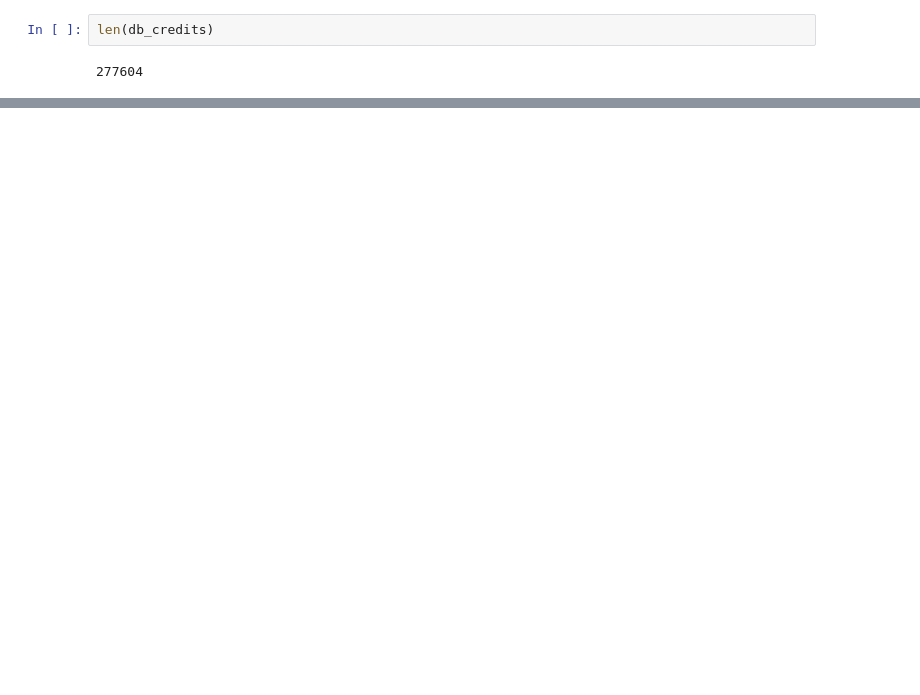
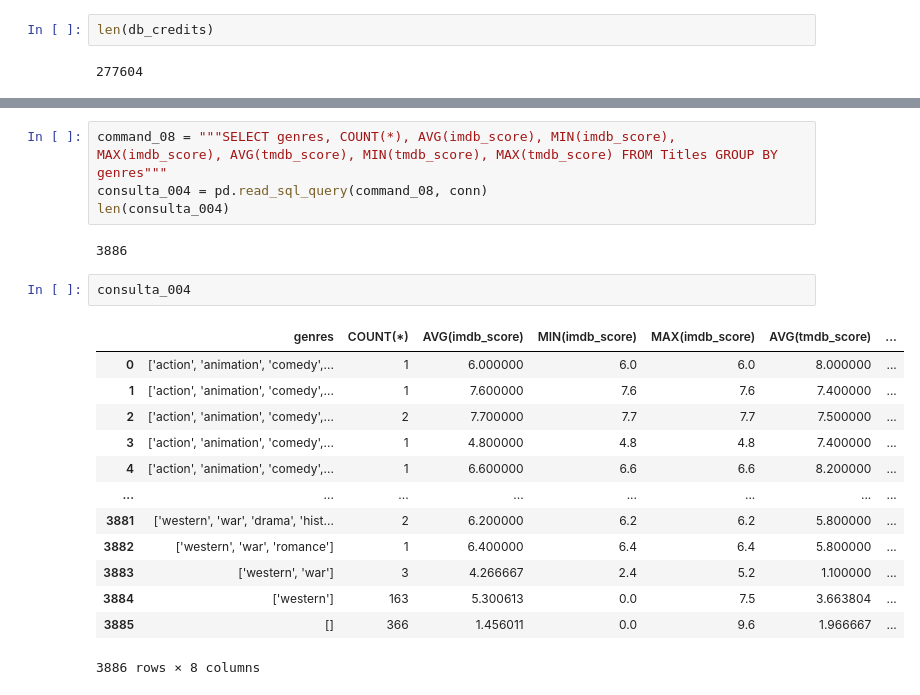
Before and after one commit to LVMRiba/MiniProjects, a Jupyter notebook: MiniProjects_3/Streaming.ipynb, the cells around one changed output, grey strips where cells are left out. Cells and saved outputs as stored; diff of their text form; blank space fills up the shorter version.

```diff
--- a/MiniProjects_3/Streaming.ipynb
+++ b/MiniProjects_3/Streaming.ipynb
@@ -762,0 +803,22 @@ for genre in generos_unicos:
+# %%
+command_08 = """SELECT genres, COUNT(*), AVG(imdb_score), MIN(imdb_score), MAX(imdb_score), AVG(tmdb_score), MIN(tmdb_score), MAX(tmdb_score) FROM Titles GROUP BY genres"""
+consulta_004 = pd.read_sql_query(command_08, conn)
+len(consulta_004)
+# %% [output]
+3886
+# %%
+consulta_004
+# %% [output]
+|  | genres | COUNT(*) | AVG(imdb_score) | MIN(imdb_score) | MAX(imdb_score) | AVG(tmdb_score) | ... |
+| 0 | ['action', 'animation', 'comedy',... | 1 | 6.000000 | 6.0 | 6.0 | 8.000000 | ... |
+| 1 | ['action', 'animation', 'comedy',... | 1 | 7.600000 | 7.6 | 7.6 | 7.400000 | ... |
+| 2 | ['action', 'animation', 'comedy',... | 2 | 7.700000 | 7.7 | 7.7 | 7.500000 | ... |
+| 3 | ['action', 'animation', 'comedy',... | 1 | 4.800000 | 4.8 | 4.8 | 7.400000 | ... |
+| 4 | ['action', 'animation', 'comedy',... | 1 | 6.600000 | 6.6 | 6.6 | 8.200000 | ... |
+| ... | ... | ... | ... | ... | ... | ... | ... |
+| 3881 | ['western', 'war', 'drama', 'hist... | 2 | 6.200000 | 6.2 | 6.2 | 5.800000 | ... |
+| 3882 | ['western', 'war', 'romance'] | 1 | 6.400000 | 6.4 | 6.4 | 5.800000 | ... |
+| 3883 | ['western', 'war'] | 3 | 4.266667 | 2.4 | 5.2 | 1.100000 | ... |
+| 3884 | ['western'] | 163 | 5.300613 | 0.0 | 7.5 | 3.663804 | ... |
+| 3885 | [] | 366 | 1.456011 | 0.0 | 9.6 | 1.966667 | ... |
+3886 rows × 8 columns
```
Also changed, not shown: parts of 63 cells of this notebook.
